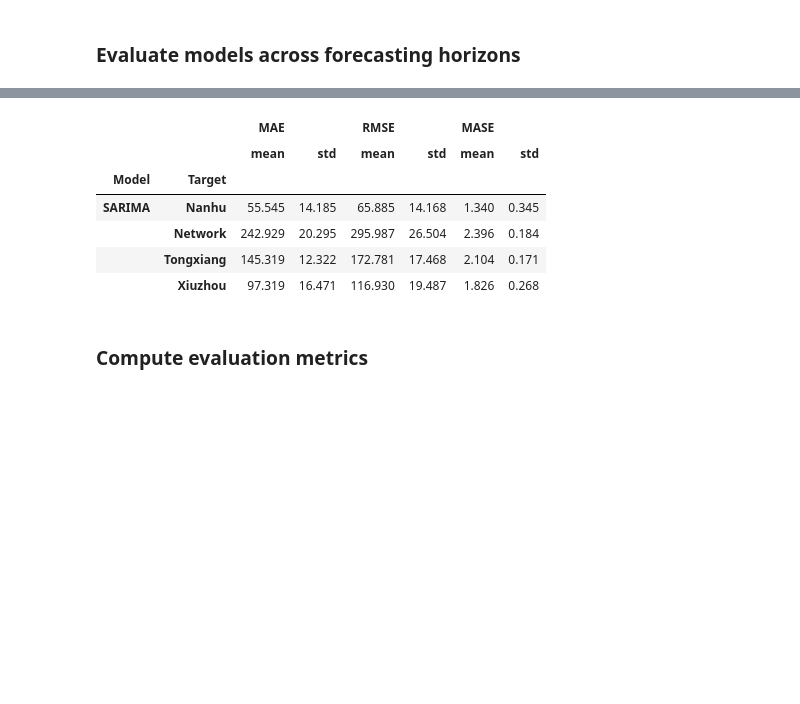
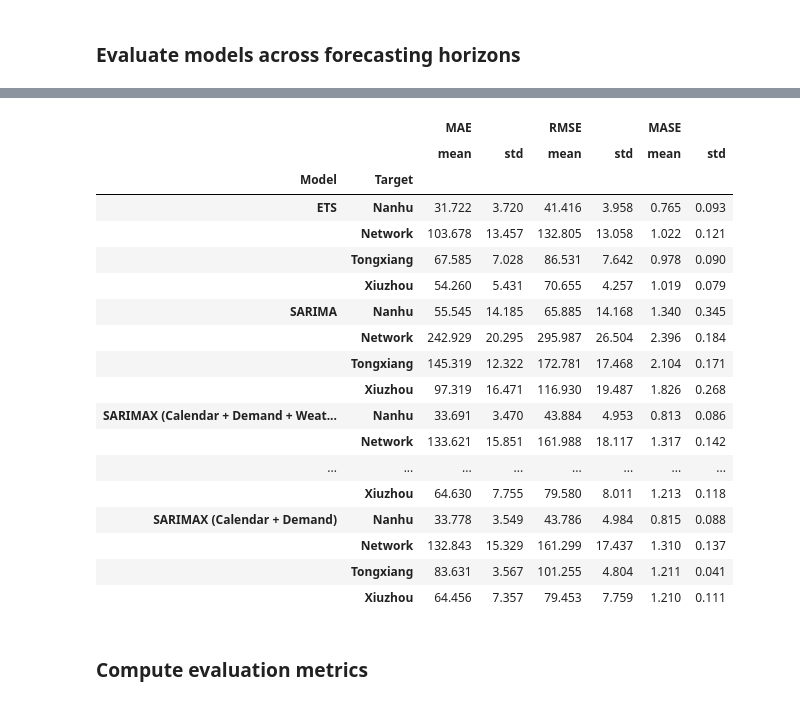
Before and after one commit to RaphaelMoragas/Minera-o_de_Dados_MEI, a Jupyter notebook: Segundo_Projeto/Task_1/Projeto_MINDD_Task1.ipynb, the cells around one changed output, grey strips where cells are left out. Saved outputs shown, nothing was run; the diff lists cells and outputs as text; code cells hidden in the pictures; blank space fills up the shorter version.

Commit message:
Added SARIMAX and ETS statiscal models

```diff
--- a/Segundo_Projeto/Task_1/Projeto_MINDD_Task1.ipynb
+++ b/Segundo_Projeto/Task_1/Projeto_MINDD_Task1.ipynb
@@ -2043,25 +2052,37 @@ for model_name, config in statistical_models.items():
             y_train = train_data[target]
             y_val = val_data[target]
 
-            # Fit SARIMA/SARIMAX model
-            model = SARIMAX(
-                endog=y_train,
-                exog=train_exog,
-                order=config["order"],
-                seasonal_order=config["seasonal_order"],
-                enforce_stationarity=False,
-                enforce_invertibility=False
-            )
+            if "ETS" in model_name:
+                # Fit ETS model
+                ets_model = ExponentialSmoothing(
+                    y_train,
+                    trend=config["trend"],
+                    seasonal=config["seasonal"],
+                    seasonal_periods=config["seasonal_periods"]
+                )
 
-            model_fit = model.fit(disp=False, maxiter=100)
+                ets_fit = ets_model.fit(optimized=True)
 
-            # Forecast validation period
-            forecast = model_fit.get_forecast(
-                steps=len(y_val),
-                exog=val_exog
-            )
+                forecast_mean = ets_fit.forecast(steps=len(y_val))
+            else:
+                # Fit SARIMA/SARIMAX model
+                model = SARIMAX(
+                    endog=y_train,
+                    exog=train_exog,
+                    order=config["order"],
+                    seasonal_order=config["seasonal_order"],
+                    enforce_stationarity=False,
+                    enforce_invertibility=False
+                )
 
-            forecast_mean = forecast.predicted_mean
+                model_fit = model.fit(disp=False, maxiter=1000)
+
+                forecast = model_fit.get_forecast(
+                    steps=len(y_val),
+                    exog=val_exog
+                )
+
+                forecast_mean = forecast.predicted_mean
 
             # Calculate metrics
             metrics = calculate_metrics(
@@ -2112,10 +2133,22 @@ Fold 4, Target: Xiuzhou, MAE: 121.822, RMSE: 145.807, MASE: 2.227
 |  |  | MAE |  | RMSE |  | MASE |  |
 |  |  | mean | std | mean | std | mean | std |
 | Model | Target |  |  |  |  |  |  |
+| ETS | Nanhu | 31.722 | 3.720 | 41.416 | 3.958 | 0.765 | 0.093 |
+|  | Network | 103.678 | 13.457 | 132.805 | 13.058 | 1.022 | 0.121 |
+|  | Tongxiang | 67.585 | 7.028 | 86.531 | 7.642 | 0.978 | 0.090 |
+|  | Xiuzhou | 54.260 | 5.431 | 70.655 | 4.257 | 1.019 | 0.079 |
 | SARIMA | Nanhu | 55.545 | 14.185 | 65.885 | 14.168 | 1.340 | 0.345 |
 |  | Network | 242.929 | 20.295 | 295.987 | 26.504 | 2.396 | 0.184 |
 |  | Tongxiang | 145.319 | 12.322 | 172.781 | 17.468 | 2.104 | 0.171 |
 |  | Xiuzhou | 97.319 | 16.471 | 116.930 | 19.487 | 1.826 | 0.268 |
+| SARIMAX (Calendar + Demand + Weat... | Nanhu | 33.691 | 3.470 | 43.884 | 4.953 | 0.813 | 0.086 |
+|  | Network | 133.621 | 15.851 | 161.988 | 18.117 | 1.317 | 0.142 |
+| ... | ... | ... | ... | ... | ... | ... | ... |
+|  | Xiuzhou | 64.630 | 7.755 | 79.580 | 8.011 | 1.213 | 0.118 |
+| SARIMAX (Calendar + Demand) | Nanhu | 33.778 | 3.549 | 43.786 | 4.984 | 0.815 | 0.088 |
+|  | Network | 132.843 | 15.329 | 161.299 | 17.437 | 1.310 | 0.137 |
+|  | Tongxiang | 83.631 | 3.567 | 101.255 | 4.804 | 1.211 | 0.041 |
+|  | Xiuzhou | 64.456 | 7.357 | 79.453 | 7.759 | 1.210 | 0.111 |
 # %% [markdown]
 ### Compute evaluation metrics
 # %%
```
Also changed, not shown: parts of 11 cells of this notebook, 1 other file.
